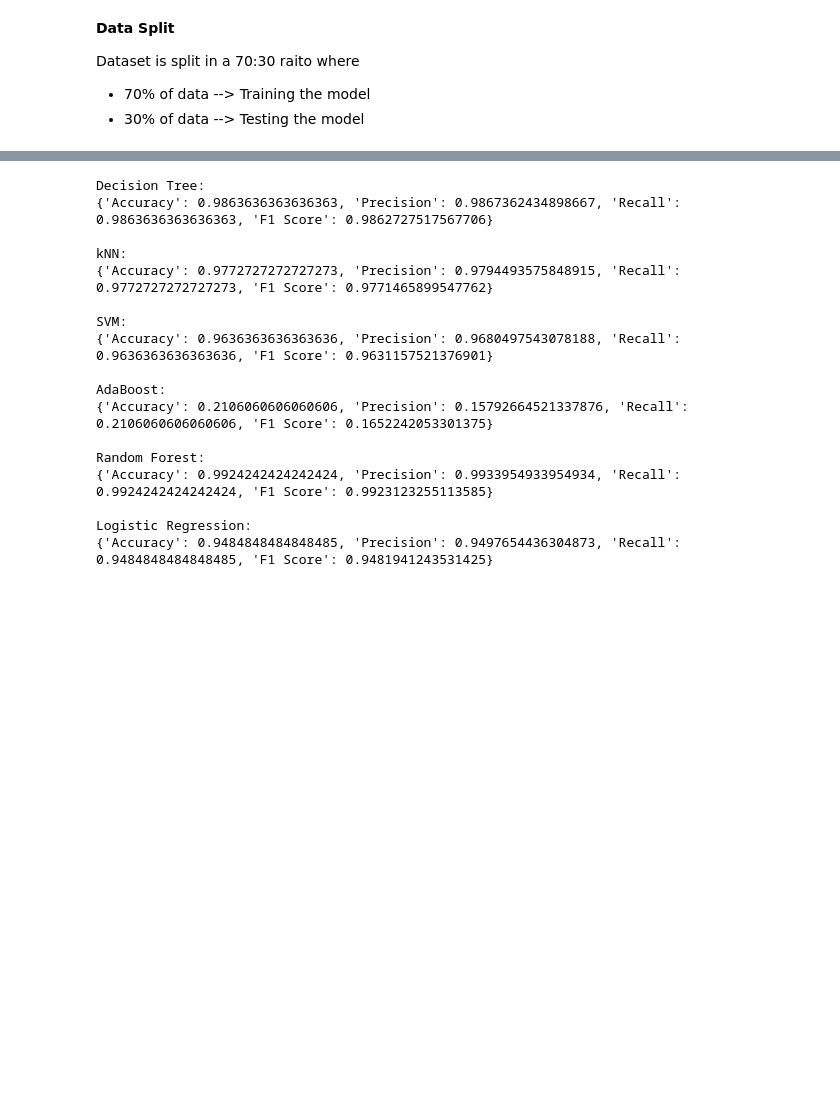
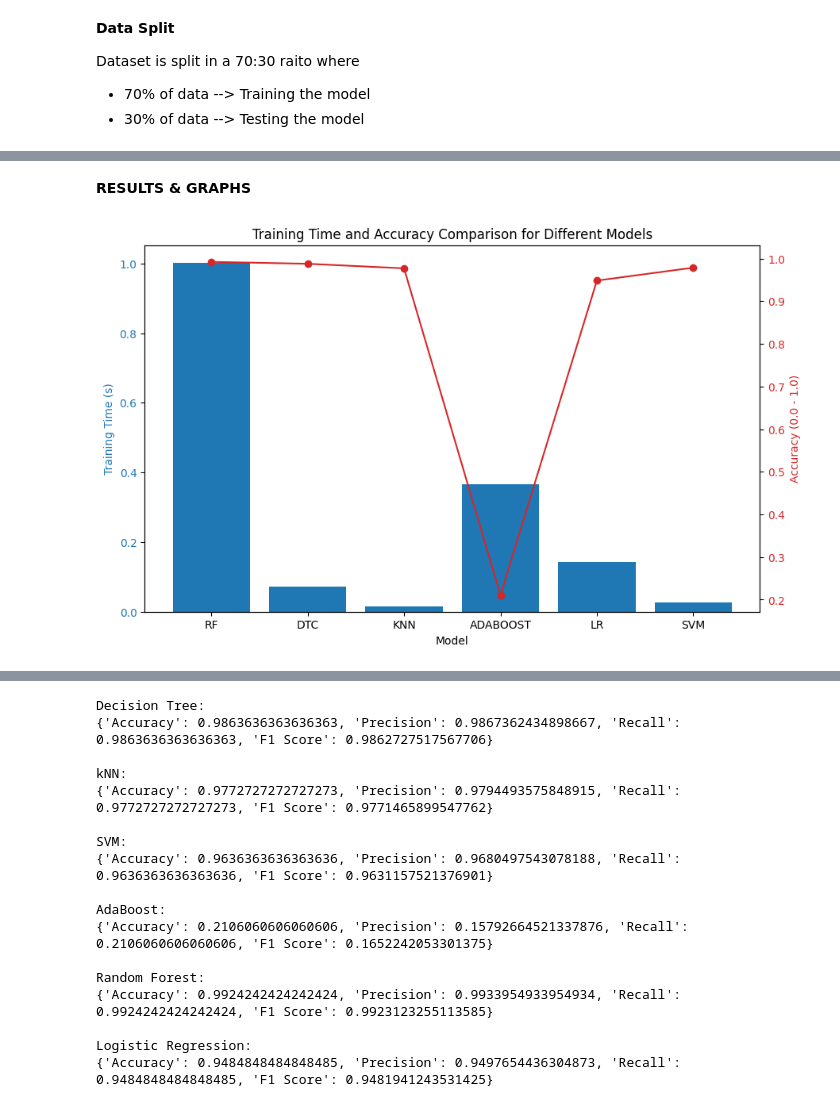
Before and after one commit to prathamkandari/FASAL-FUSION, a Jupyter notebook: notebook/fasalfusion.ipynb, the cells around one changed output, grey strips where cells are left out. Cells and saved outputs as stored; diff of their text form; code cells hidden in the pictures; blank space fills up the shorter version.

```diff
--- a/notebook/fasalfusion.ipynb
+++ b/notebook/fasalfusion.ipynb
@@ -142,0 +523,39 @@ x_train, x_test, y_train, y_test = train_test_split(x, y, test_size=0.3, random_
+# %% [markdown]
+**RESULTS & GRAPHS**
+# %%
+import matplotlib.pyplot as plt
+import pandas as pd
+
+#print(T1,T2)
+# Given table data
+data = {
+    'Model': ['RF', 'DTC', 'KNN', 'ADABOOST', 'LR', 'SVM'],
+    'TrainingTime': [T1,T2,T3,T4,T5,T6],
+    'Accuracy': [A1,A2,A3,A4,A5,A6]
+}
+
+# Convert data to a DataFrame
+df = pd.DataFrame(data)
+
+# Plotting
+fig, ax1 = plt.subplots(figsize=(10, 6))
+
+# Bar chart for Training Time
+color = 'tab:blue'
+ax1.set_xlabel('Model')
+ax1.set_ylabel('Training Time (s)', color=color)
+ax1.bar(df['Model'], df['TrainingTime'], color=color)
+ax1.tick_params(axis='y', labelcolor=color)
+
+# Create a second y-axis to plot Accuracy
+ax2 = ax1.twinx()
+color = 'tab:red'
+ax2.set_ylabel('Accuracy (0.0 - 1.0)', color=color)
+ax2.plot(df['Model'], df['Accuracy'], color=color, marker='o')
+ax2.tick_params(axis='y', labelcolor=color)
+
+# Title and show the plot
+plt.title('Training Time and Accuracy Comparison for Different Models')
+plt.show()
+# %% [output]
+[figure, added]
```
Also changed, not shown: parts of 40 cells of this notebook.
